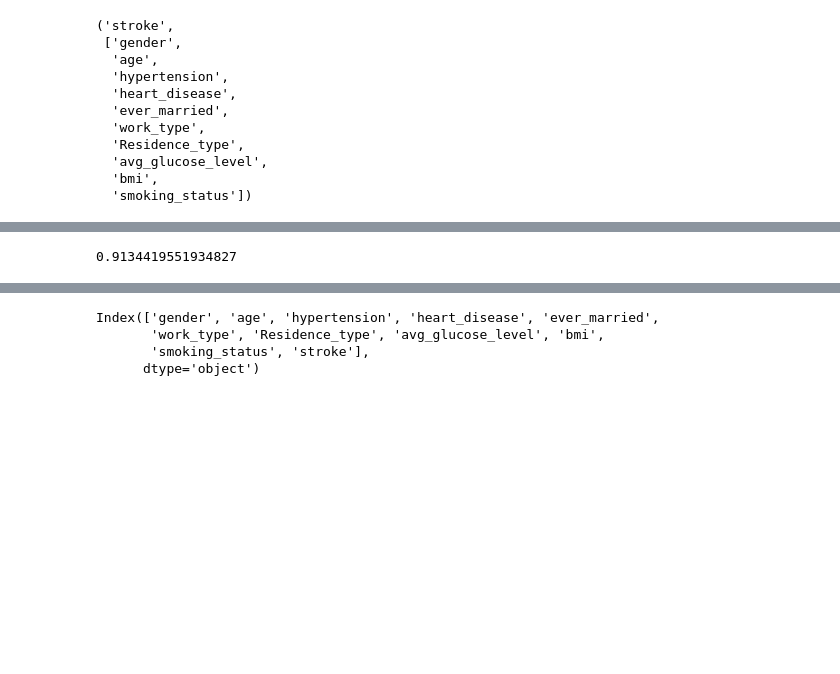
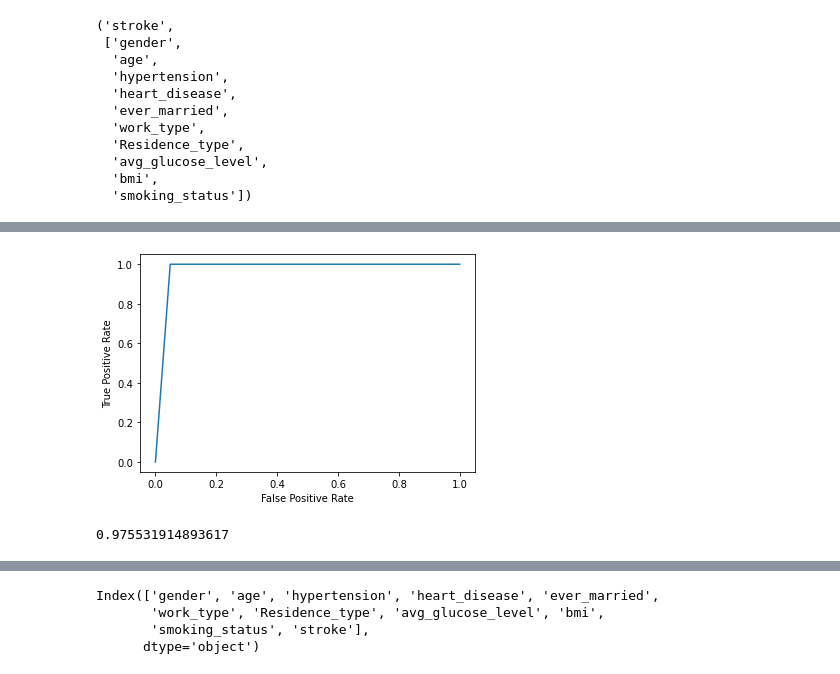
Before and after one commit to Kira-Floris/stroke-classification, a Jupyter notebook: notebook.ipynb, the cells around one changed output, grey strips where cells are left out. Cells and saved outputs as stored; diff of their text form; code cells hidden in the pictures; blank space fills up the shorter version.

```diff
--- a/notebook.ipynb
+++ b/notebook.ipynb
@@ -190,23 +205,33 @@ gnb_score
 # %%
 # decisiontree
-pipe = Pipeline([('scaler',StandardScaler()),('dt',DecisionTreeClassifier())])
+pipe = Pipeline([('dt',DecisionTreeClassifier())])
 pipe.fit(xtrain, ytrain)
 ypred = pipe.predict(xtest)
 dt_score = accuracy_score(ytest,ypred)
 
 location = 'models/dt.pkl'
 pickle.dump(pipe, open(location,'wb'))
 models.append(
     {
         "model":"decision tree",
         "accuracy":dt_score,
         "location":location
     }
 )
 
+from sklearn.metrics import roc_curve
+fpr, tpr, _ = roc_curve(ytest,  ypred)
+
+#create ROC curve
+plt.plot(fpr,tpr)
+plt.ylabel('True Positive Rate')
+plt.xlabel('False Positive Rate')
+plt.show()
+
 dt_score
 # %% [output]
+[figure, added]
-0.9134419551934827
+0.975531914893617
 # %%
 # random forest
 from sklearn.ensemble import RandomForestClassifier
```
Also changed, not shown: parts of 11 cells of this notebook, 10 other files.
